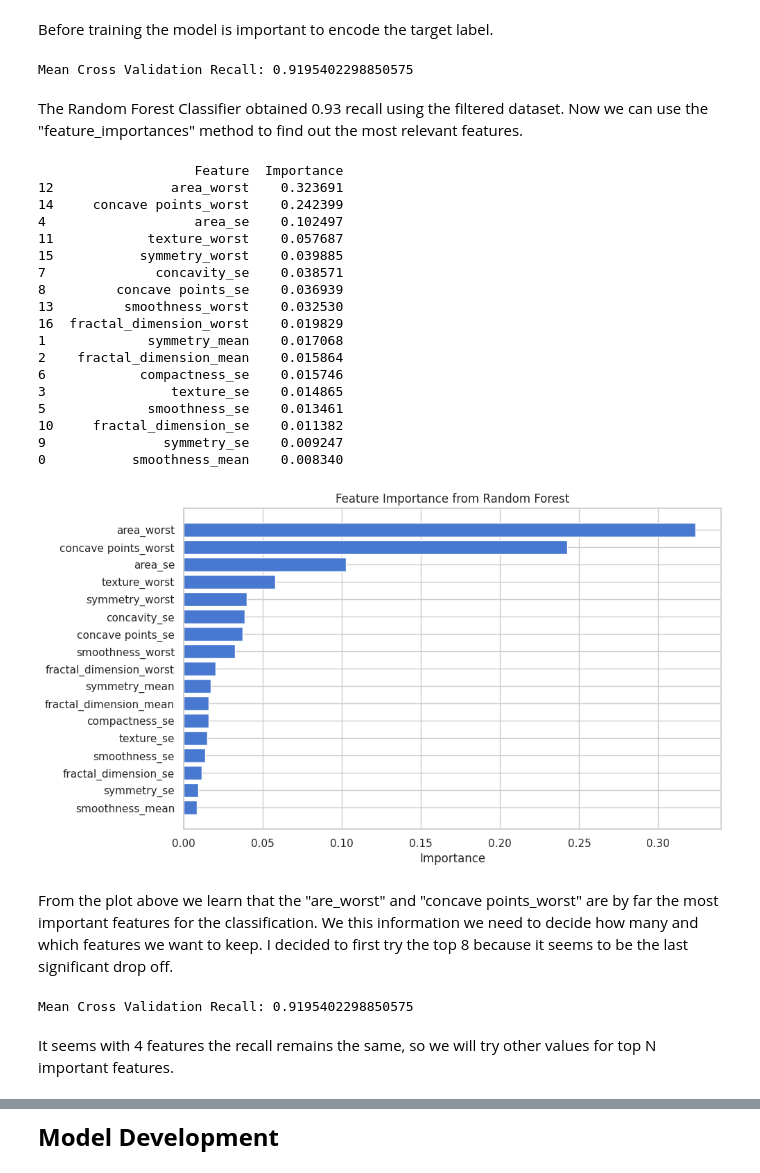
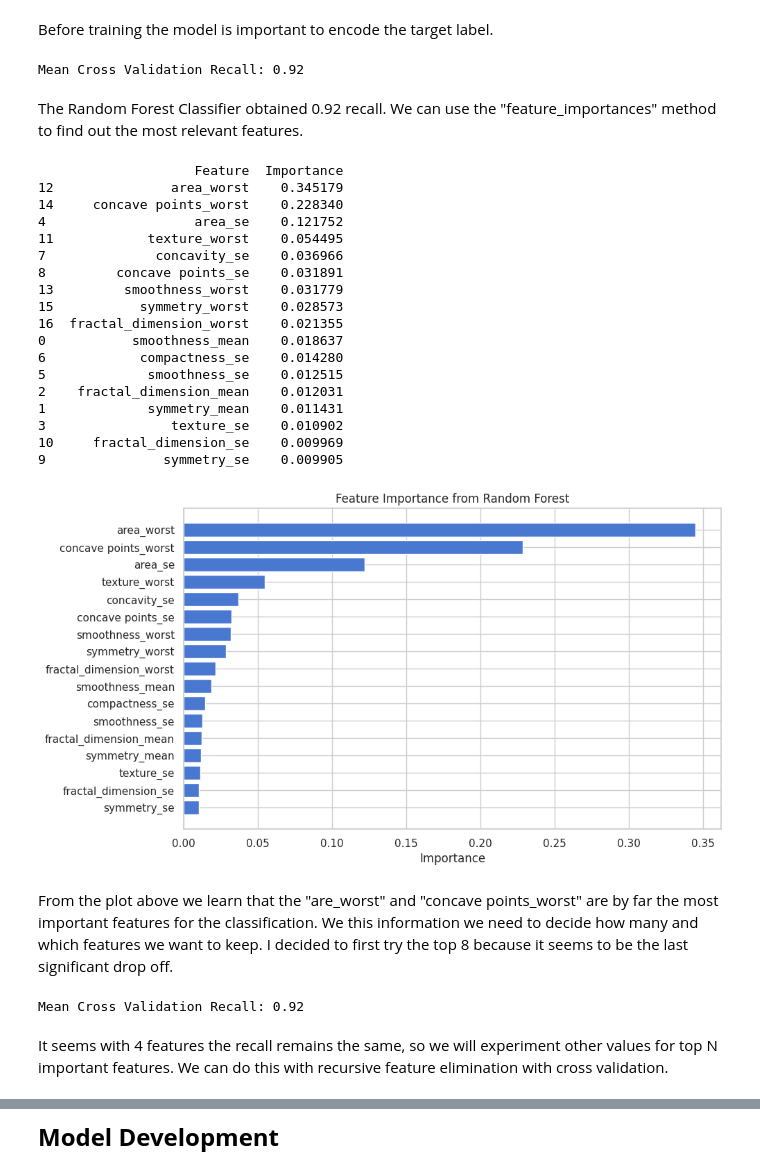
Before and after one commit to GonmasPT/Breast-Cancer-Wisconsin-Diagnosis, a Jupyter notebook: main.ipynb, the cells around one changed output, grey strips where cells are left out. Drawn from its saved outputs; the diff is of its cells as text; code cells hidden in the pictures.

```diff
--- a/main.ipynb
+++ b/main.ipynb
@@ -195,8 +195,8 @@ We will remove all features with Pearson coefficient higher than 0.8.
 feature_drop_list = ["radius_mean", "texture_mean", "perimeter_mean", "area_mean", "compactness_mean", "concavity_mean", "concave points_mean",
                      "radius_se", "perimeter_se", "radius_worst", "perimeter_worst", "compactness_worst", "concavity_worst"]
 
-X_pre_filtered = X_standard.drop(feature_drop_list, axis=1)
-X_pre_filtered.head()
+X_uncorrelated = X_standard.drop(feature_drop_list, axis=1)
+X_uncorrelated.head()
 # %% [output]
 |  | smoothness_mean | symmetry_mean | fractal_dimension_mean | texture_se | area_se | smoothness_se | ... |
 | 0 | 1.567087 | 2.215566 | 2.253764 | -0.564768 | 2.485391 | -0.213814 | ... |
@@ -227,54 +227,52 @@ def diagnosis_encoder(value):
 
 y_encoded = y.apply(diagnosis_encoder)
 # %%
-# Split into training and test sets
-X_train, X_test, y_train, y_test = train_test_split(X_pre_filtered, y_encoded, test_size=0.3, random_state=42)
+# Train a Random Forest Classifier
+model = RandomForestClassifier(random_state=42)
+cv_scores = cross_val_score(model, X_uncorrelated, y_encoded, cv=5, scoring='recall') # Recall is the recommend metric for cancer related datasets
 
-# Train a Random Forest Classifier (default)
-model = RandomForestClassifier(random_state=42)
-cv_scores = cross_val_score(model, X_train, y_train, cv=5, scoring='recall')
-
-print(f"Mean Cross Validation Recall: {cv_scores.mean()}")
+print(f"Mean Cross Validation Recall: {cv_scores.mean():.2f}")
 # %% [output]
-Mean Cross Validation Recall: 0.9195402298850575
+Mean Cross Validation Recall: 0.92
 # %% [markdown]
-The Random Forest Classifier obtained 0.93 recall using the filtered dataset. Now we can use the "feature_importances" method to find out the most relevant features.
+The Random Forest Classifier obtained 0.92 recall. We can use the "feature_importances" method to find out the most relevant features.
 # %%
 # Get feature_importances from model
-importances = model.feature_importances_
-importances_df = pd.DataFrame({"Feature": X_pre_filtered.columns, "Importance": importances})
+model.fit(X_uncorrelated, y_encoded)
+features_importances = model.feature_importances_
+features_importances_df = pd.DataFrame({"Feature": X_uncorrelated.columns, "Importance": features_importances})
 
 # Sort the features by importance
-importances_df.sort_values(by=["Importance"], ascending=False, inplace=True)
-print(importances_df)
+features_importances_df.sort_values(by=["Importance"], ascending=False, inplace=True)
+print(features_importances_df)
 
 # Plot the features importance
 plt.figure(figsize=(10, 6))
-plt.barh(importances_df["Feature"], importances_df["Importance"])
+plt.barh(features_importances_df["Feature"], features_importances_df["Importance"])
 plt.xlabel("Importance")
 plt.title("Feature Importance from Random Forest")
 plt.gca().invert_yaxis()
 plt.show();
 # %% [output]
                     Feature  Importance
-12               area_worst    0.323691
-14     concave points_worst    0.242399
-4                   area_se    0.102497
-11            texture_worst    0.057687
-15           symmetry_worst    0.039885
-7              concavity_se    0.038571
-8         concave points_se    0.036939
-13         smoothness_worst    0.032530
-16  fractal_dimension_worst    0.019829
-1             symmetry_mean    0.017068
-2    fractal_dimension_mean    0.015864
-6            compactness_se    0.015746
-3                texture_se    0.014865
-5             smoothness_se    0.013461
-10     fractal_dimension_se    0.011382
-9               symmetry_se    0.009247
-0           smoothness_mean    0.008340
+12               area_worst    0.345179
+14     concave points_worst    0.228340
+4                   area_se    0.121752
+11            texture_worst    0.054495
+7              concavity_se    0.036966
+8         concave points_se    0.031891
+13         smoothness_worst    0.031779
+15           symmetry_worst    0.028573
+16  fractal_dimension_worst    0.021355
+0           smoothness_mean    0.018637
+6            compactness_se    0.014280
+5             smoothness_se    0.012515
+2    fractal_dimension_mean    0.012031
+1             symmetry_mean    0.011431
+3                texture_se    0.010902
+10     fractal_dimension_se    0.009969
+9               symmetry_se    0.009905
-[figure, old version]
+[figure, new version]
 # %% [markdown]
 From the plot above we learn that the "are_worst" and "concave points_worst" are by far the most important features for the classification. We this information we need to decide how many and which features we want to keep. I decided to first try the top 8 because it seems to be the last significant drop off.
 # %%
@@ -285,15 +283,12 @@ X_filtered = X_pre_filtered[[col for col in X_pre_filtered.columns if col in top
 # %%
-# Split the filtered dataset
-X_train, X_test, y_train, y_test = train_test_split(X_filtered, y_encoded, test_size=0.3, random_state=42)
-
 # Create Random Forest model
 model_rf = RandomForestClassifier(random_state=42)
 
 # Perform 10-fold cross-validation
-cv_scores = cross_val_score(model_rf, X_train, y_train, cv=5, scoring='recall')
+cv_scores = cross_val_score(model_rf, X_filtered, y_encoded, cv=5, scoring='recall')
 
-print(f"Mean Cross Validation Recall: {np.mean(cv_scores)}")
+print(f"Mean Cross Validation Recall: {np.mean(cv_scores):.2f}")
 # %% [output]
-Mean Cross Validation Recall: 0.9195402298850575
+Mean Cross Validation Recall: 0.92
 # %% [markdown]
-It seems with 4 features the recall remains the same, so we will try other values for top N important  features.
+It seems with 4 features the recall remains the same, so we will experiment other values for top N important features. We can do this with recursive feature elimination with cross validation.
```
Also changed, not shown: parts of 16 cells of this notebook, 1 other file.
